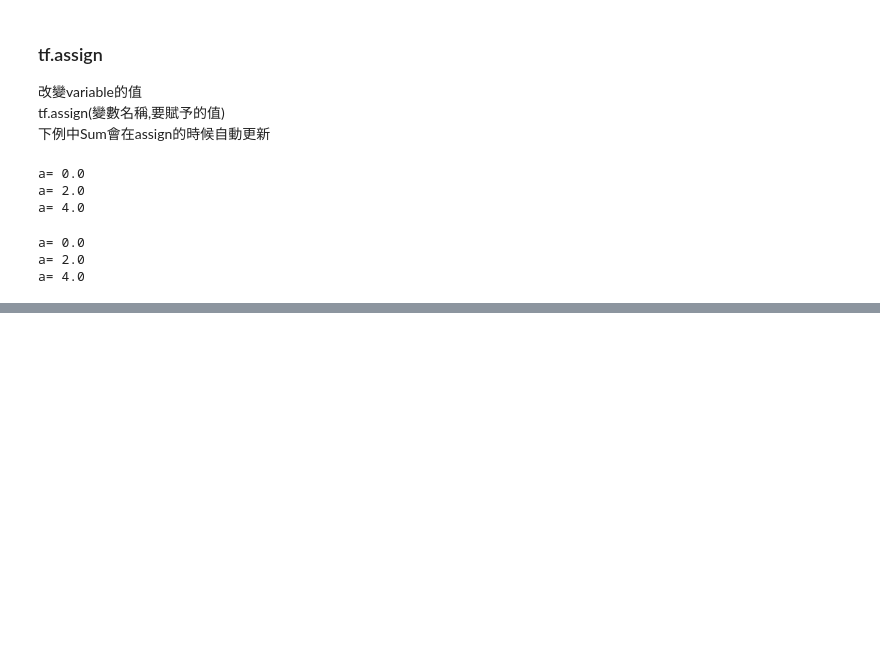
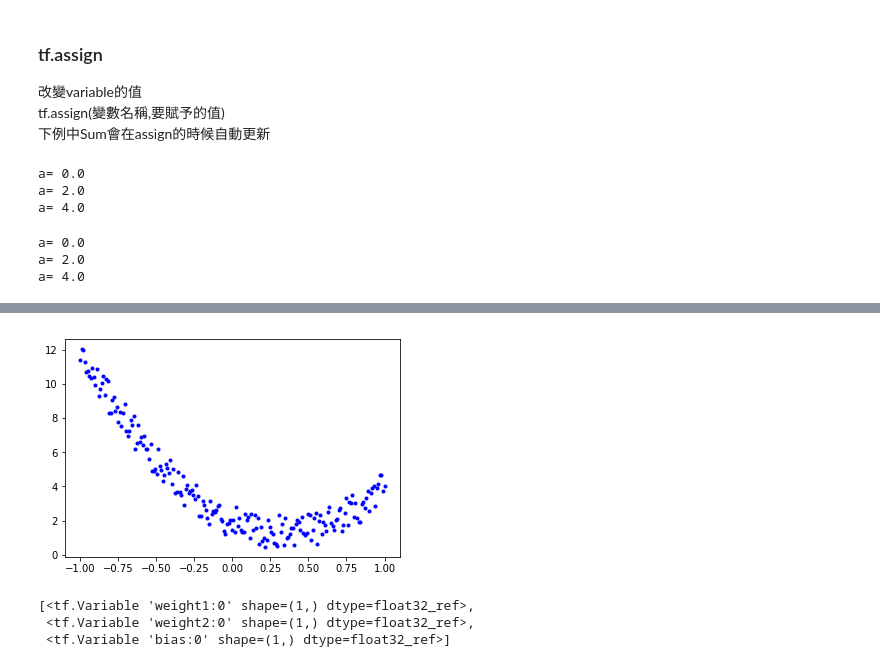
Before and after one commit to neohung/ml_note, a Jupyter notebook: lesson/dp/tensorflow_1.ipynb, the cells around one changed output, grey strips where cells are left out. Cells and saved outputs as stored; diff of their text form; code cells hidden in the pictures; blank space fills up the shorter version.

```diff
--- a/lesson/dp/tensorflow_1.ipynb
+++ b/lesson/dp/tensorflow_1.ipynb
@@ -129,0 +280,33 @@ Sum = 6.0
+# %%
+x_in = np.linspace(-1, 1, 200)
+y_true = 6*x_in**2 - 4*x_in + 1 + np.random.rand(len(x_in))*2
+
+plt.plot(x_in, y_true, 'b.')
+plt.show()
+# %% [output]
+[figure, added]
+# %%
+# build network
+tf.reset_default_graph()
+
+inputs = tf.placeholder(shape=[200], dtype=tf.float32, name='X1')
+y_label = tf.placeholder(shape=[200], dtype=tf.float32, name='label')
+
+x2 = tf.multiply(inputs,inputs,name='X2')
+w1 = tf.Variable([0.5],dtype=tf.float32, name='weight1')
+w1x2 = tf.multiply(w1,x2)
+w2 = tf.Variable([0.5],dtype=tf.float32, name='weight2')
+w2x1 = tf.multiply(w2,inputs)
+b1 = tf.Variable([0.0],dtype=tf.float32, name='bias')
+y_pred = tf.add(w1x2+w2x1,b1,name='y_pred')
+
+loss = tf.reduce_mean(tf.square(y_pred - y_label), name='mse')
+optim = tf.train.GradientDescentOptimizer(learning_rate=0.1)
+train_ops = optim.minimize(loss)
+
+init = tf.global_variables_initializer()
+pprint(tf.global_variables())
+# %% [output]
+[<tf.Variable 'weight1:0' shape=(1,) dtype=float32_ref>,
+ <tf.Variable 'weight2:0' shape=(1,) dtype=float32_ref>,
+ <tf.Variable 'bias:0' shape=(1,) dtype=float32_ref>]
```
Also changed, not shown: parts of 15 cells of this notebook, 1 other file.
